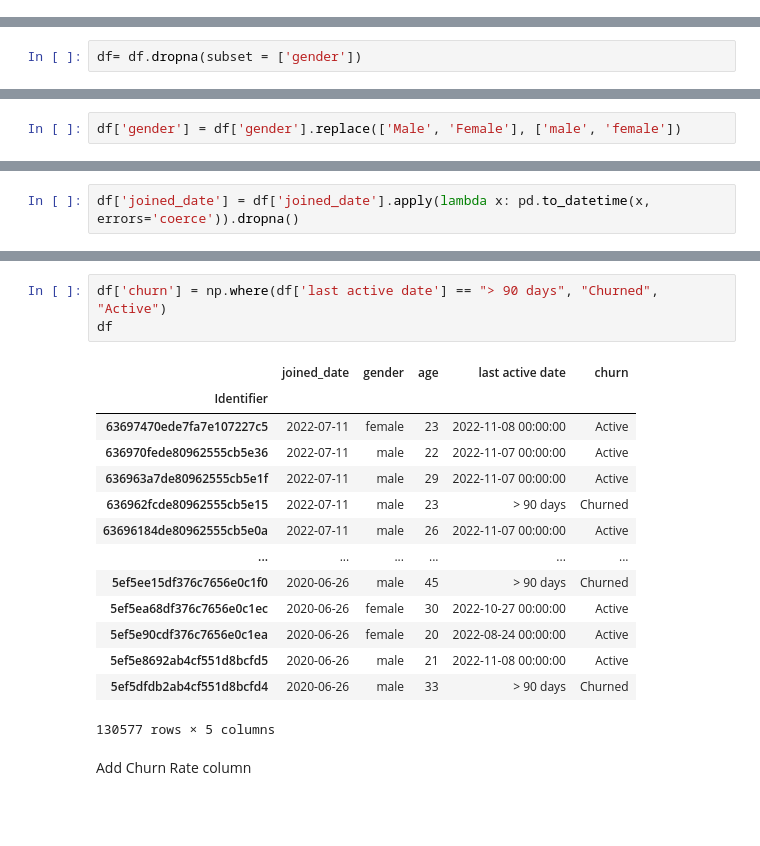
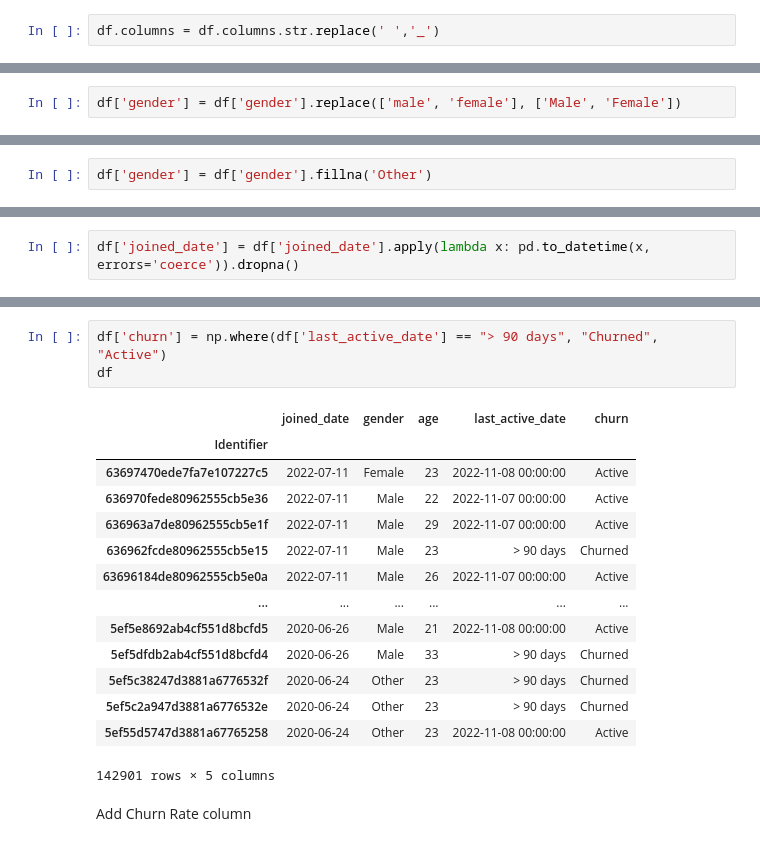
Before and after one commit to ronaldonyango/us-accidents-eda, a Jupyter notebook: churnAnalysis.ipynb, the cells around one changed output, grey strips where cells are left out. Cells and saved outputs as stored; diff of their text form; blank space fills up the shorter version.

```diff
--- a/churnAnalysis.ipynb
+++ b/churnAnalysis.ipynb
@@ -61,6 +104,8 @@ df.describe()
 df.columns
 # %% [output]
 Index(['joined_date', 'gender', 'age', 'last active date'], dtype='object')
+# %%
+df.columns = df.columns.str.replace(' ','_')
 # %% [markdown]
 ***
 # %% [markdown]
@@ -95,7 +145,5 @@ Name: last active date, dtype: int64
 # %%
 df = df.dropna(subset =['joined_date'])
-# %%
-df= df.dropna(subset = ['gender'])
 # %%
 df.info()
 # %% [output]
@@ -133,7 +184,7 @@ Name: gender, dtype: int64
 # %% [markdown]
 <span style='font-family:"Roboto"'> Replace the sentence case gender values to lowercase.
 # %%
-df['gender'] = df['gender'].replace(['Male', 'Female'], ['male', 'female'])
+df['gender'] = df['gender'].replace(['male', 'female'], ['Male', 'Female'])
 # %%
 df['gender'].value_counts()
 # %% [output]
@@ -142,3 +193,5 @@ female    37170
 Other        12
 Name: gender, dtype: int64
+# %%
+df['gender'] = df['gender'].fillna('Other')
 # %% [markdown]
@@ -150,21 +214,21 @@ df['joined_date'] = df['joined_date'].apply(lambda x: pd.to_datetime(x, errors='
 # %%
-df['churn'] = np.where(df['last active date'] == "> 90 days", "Churned", "Active")
+df['churn'] = np.where(df['last_active_date'] == "> 90 days", "Churned", "Active")
 df
 # %% [output]
-|  | joined_date | gender | age | last active date | churn |
+|  | joined_date | gender | age | last_active_date | churn |
 | Identifier |  |  |  |  |  |
-| 63697470ede7fa7e107227c5 | 2022-07-11 | female | 23 | 2022-11-08 00:00:00 | Active |
-| 636970fede80962555cb5e36 | 2022-07-11 | male | 22 | 2022-11-07 00:00:00 | Active |
-| 636963a7de80962555cb5e1f | 2022-07-11 | male | 29 | 2022-11-07 00:00:00 | Active |
-| 636962fcde80962555cb5e15 | 2022-07-11 | male | 23 | > 90 days | Churned |
-| 63696184de80962555cb5e0a | 2022-07-11 | male | 26 | 2022-11-07 00:00:00 | Active |
+| 63697470ede7fa7e107227c5 | 2022-07-11 | Female | 23 | 2022-11-08 00:00:00 | Active |
+| 636970fede80962555cb5e36 | 2022-07-11 | Male | 22 | 2022-11-07 00:00:00 | Active |
+| 636963a7de80962555cb5e1f | 2022-07-11 | Male | 29 | 2022-11-07 00:00:00 | Active |
+| 636962fcde80962555cb5e15 | 2022-07-11 | Male | 23 | > 90 days | Churned |
+| 63696184de80962555cb5e0a | 2022-07-11 | Male | 26 | 2022-11-07 00:00:00 | Active |
 | ... | ... | ... | ... | ... | ... |
-| 5ef5ee15df376c7656e0c1f0 | 2020-06-26 | male | 45 | > 90 days | Churned |
-| 5ef5ea68df376c7656e0c1ec | 2020-06-26 | female | 30 | 2022-10-27 00:00:00 | Active |
-| 5ef5e90cdf376c7656e0c1ea | 2020-06-26 | female | 20 | 2022-08-24 00:00:00 | Active |
-| 5ef5e8692ab4cf551d8bcfd5 | 2020-06-26 | male | 21 | 2022-11-08 00:00:00 | Active |
-| 5ef5dfdb2ab4cf551d8bcfd4 | 2020-06-26 | male | 33 | > 90 days | Churned |
+| 5ef5e8692ab4cf551d8bcfd5 | 2020-06-26 | Male | 21 | 2022-11-08 00:00:00 | Active |
+| 5ef5dfdb2ab4cf551d8bcfd4 | 2020-06-26 | Male | 33 | > 90 days | Churned |
+| 5ef5c38247d3881a6776532f | 2020-06-24 | Other | 23 | > 90 days | Churned |
+| 5ef5c2a947d3881a6776532e | 2020-06-24 | Other | 23 | > 90 days | Churned |
+| 5ef55d5747d3881a67765258 | 2020-06-24 | Other | 23 | 2022-11-08 00:00:00 | Active |
-130577 rows × 5 columns
+142901 rows × 5 columns
 # %% [markdown]
 <span style='font-family:"Roboto"'> Add Churn Rate column
 # %%
```
Also changed, not shown: parts of 54 cells of this notebook.
